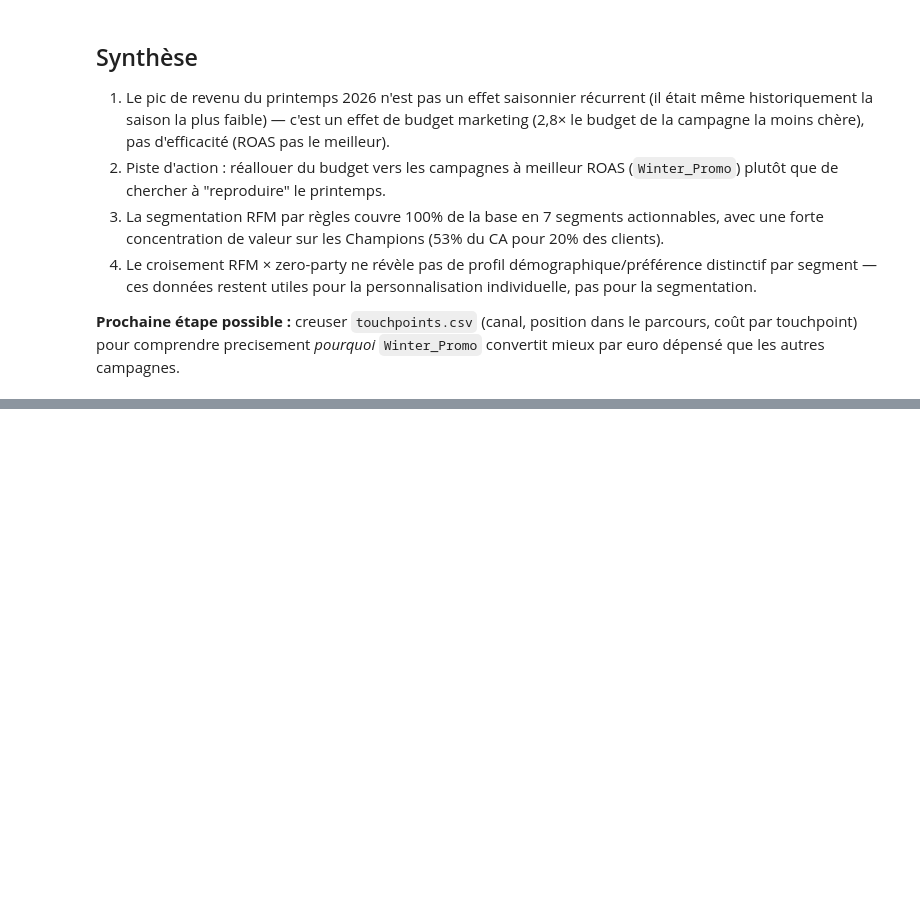
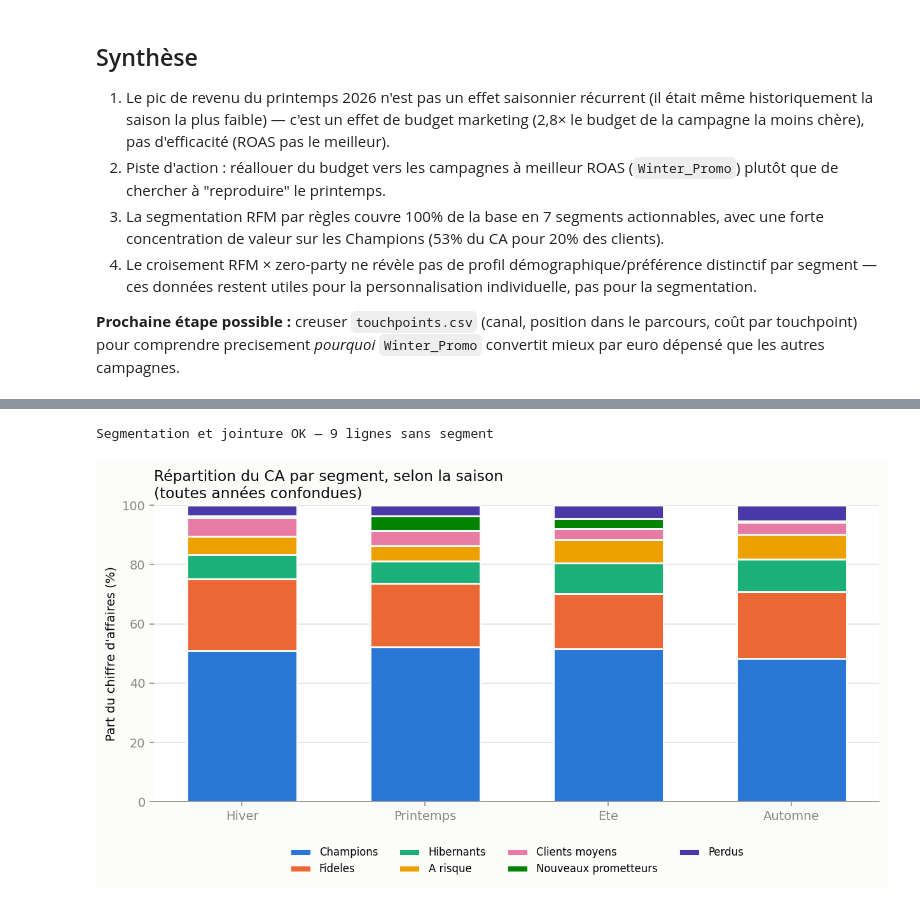
Before and after one commit to Msegura4/lumina_and_co_data_marketing, a Jupyter notebook: notebook_TP_kemil.ipynb, the cells around one changed output, grey strips where cells are left out. Saved outputs shown, nothing was run; the diff lists cells and outputs as text; code cells hidden in the pictures; blank space fills up the shorter version.

Commit message:
Update: continuité du projet avec les dernieres hypotheses et la conclusion avec les graphique associés

```diff
--- a/notebook_TP_kemil.ipynb
+++ b/notebook_TP_kemil.ipynb
@@ -207,0 +211,64 @@ Perdus                                           14.3  ...         13.9
+# %%
+# recharge et resegmente (identique a la section 3)
+customers = pd.read_csv("clean_data/customers_clean.csv")
+customers["score_R"] = pd.qcut(customers["recency_days"].rank(method="first"), 5, labels=[5, 4, 3, 2, 1]).astype(int)
+customers["score_F"] = pd.qcut(customers["n_orders"].rank(method="first"), 5, labels=[1, 2, 3, 4, 5]).astype(int)
+customers["score_M"] = pd.qcut(customers["total_spent"].rank(method="first"), 5, labels=[1, 2, 3, 4, 5]).astype(int)
+
+def segmenter(row):
+    r, f, m = row["score_R"], row["score_F"], row["score_M"]
+    if r >= 4 and f >= 4 and m >= 4:            return "Champions"
+    if r >= 4 and f <= 2:                       return "Nouveaux prometteurs"
+    if r <= 2 and f >= 4 and m >= 4:            return "A risque"
+    if r <= 2 and f <= 2 and m <= 2:            return "Perdus"
+    if r >= 3 and f >= 3 and m >= 3:            return "Fideles"
+    if r <= 2:                                  return "Hibernants"
+    return "Clients moyens"
+
+customers["segment"] = customers.apply(segmenter, axis=1)
+
+tx = pd.read_csv("clean_data/transactions_clean.csv", parse_dates=["invoice_date"])
+tx["annee"]  = tx["invoice_date"].dt.year
+tx["mois"]   = tx["invoice_date"].dt.month
+tx["saison"] = tx["mois"].map({
+    12: "Hiver", 1: "Hiver", 2: "Hiver",
+    3: "Printemps", 4: "Printemps", 5: "Printemps",
+    6: "Ete", 7: "Ete", 8: "Ete",
+    9: "Automne", 10: "Automne", 11: "Automne"
+})
+tx = tx.merge(customers[["customer_id", "segment"]], on="customer_id", how="left")
+print("Segmentation et jointure OK —", tx["segment"].isna().sum(), "lignes sans segment")
+# %% [output]
+Segmentation et jointure OK — 9 lignes sans segment
+# %%
+saisons_ordre = ["Hiver", "Printemps", "Ete", "Automne"]
+segs_ordre = ["Champions", "Fideles", "Hibernants", "A risque", "Clients moyens", "Nouveaux prometteurs", "Perdus"]
+PAL = {
+    "Champions": "#2a78d6", "Fideles": "#eb6834", "Hibernants": "#1baf7a",
+    "A risque": "#eda100", "Clients moyens": "#e87ba4",
+    "Nouveaux prometteurs": "#008300", "Perdus": "#4a3aa7",
+}
+
+ca_seg_saison = tx.groupby(["saison", "segment"])["line_total"].sum().unstack(fill_value=0)
+ca_seg_saison = ca_seg_saison.reindex(index=saisons_ordre, columns=segs_ordre)
+ca_pct = ca_seg_saison.div(ca_seg_saison.sum(axis=1), axis=0) * 100
+
+fig, ax = plt.subplots(figsize=(9, 5))
+bottom = pd.Series(0.0, index=ca_pct.index)
+for seg in segs_ordre:
+    vals = ca_pct[seg]
+    ax.bar(ca_pct.index, vals, bottom=bottom, width=0.6, color=PAL[seg], label=seg,
+           edgecolor="white", linewidth=1.5)
+    bottom += vals
+ax.set_ylabel("Part du chiffre d'affaires (%)")
+ax.set_title("Répartition du CA par segment, selon la saison\n(toutes années confondues)", loc="left")
+ax.set_ylim(0, 100)
+ax.grid(axis="y", color="#e1e0d9", linewidth=0.8, zorder=0)
+ax.set_axisbelow(True)
+for spine in ["top", "right", "left"]:
+    ax.spines[spine].set_visible(False)
+ax.legend(loc="upper center", bbox_to_anchor=(0.5, -0.12), ncol=4, frameon=False, fontsize=8.5)
+plt.tight_layout()
+plt.show()
+# %% [output]
+[figure, added]
```
Also changed, not shown: parts of 40 cells of this notebook, 1 other file.
